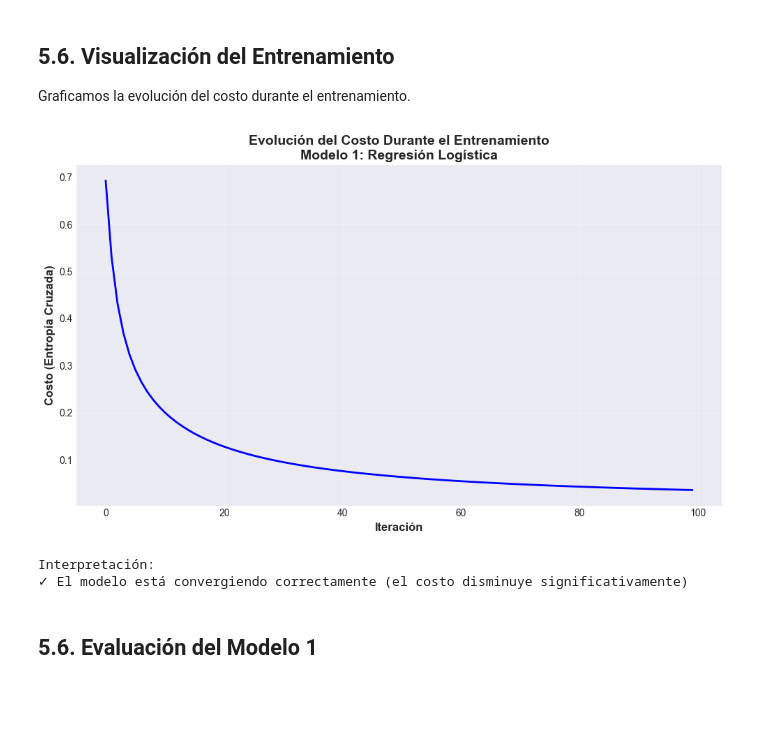
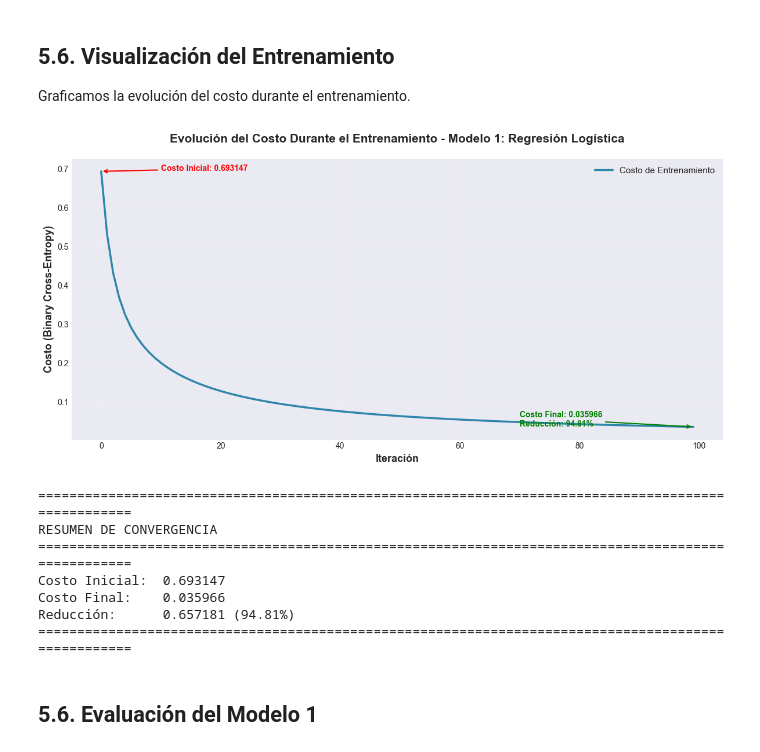
Before and after one commit to caamilo03/Proyecto-final-clasificacion-hongos, a Jupyter notebook: Clasificacion_Hongos_5_Modelos.ipynb, the cells around one changed output. Drawn from its saved outputs; the diff is of its cells as text; code cells hidden in the pictures; blank space fills up the shorter version.

```diff
--- a/Clasificacion_Hongos_5_Modelos.ipynb
+++ b/Clasificacion_Hongos_5_Modelos.ipynb
@@ -877,26 +877,53 @@ Dimensiones de W: (118, 1)
 
 Graficamos la evolución del costo durante el entrenamiento.
 # %%
-# Graficar evolución del costo durante el entrenamiento
-plt.figure(figsize=(10, 6))
-plt.plot(range(iteraciones), costos_logistic, linewidth=2, color='blue')
-plt.xlabel('Iteración', fontsize=12, fontweight='bold')
-plt.ylabel('Costo (Entropía Cruzada)', fontsize=12, fontweight='bold')
-plt.title('Evolución del Costo Durante el Entrenamiento\nModelo 1: Regresión Logística',
-          fontsize=14, fontweight='bold')
-plt.grid(alpha=0.3)
+# ====================================================================================================
+# FIGURA 1: CONVERGENCIA DEL MODELO - EVOLUCIÓN DEL COSTO
+# ====================================================================================================
+
+plt.figure(figsize=(12, 6))
+plt.plot(range(iteraciones), costos_logistic, linewidth=2.5, color='#2E86AB', label='Costo de Entrenamiento')
+plt.xlabel('Iteración', fontsize=13, fontweight='bold')
+plt.ylabel('Costo (Binary Cross-Entropy)', fontsize=13, fontweight='bold')
+plt.title('Evolución del Costo Durante el Entrenamiento - Modelo 1: Regresión Logística',
+          fontsize=15, fontweight='bold', pad=20)
+plt.grid(alpha=0.3, linestyle='--')
+plt.legend(fontsize=11, loc='upper right')
+
+# Añadir anotaciones
+costo_inicial = costos_logistic[0]
+costo_final = costos_logistic[-1]
+reduccion_pct = ((costo_inicial - costo_final) / costo_inicial) * 100
+
+plt.annotate(f'Costo Inicial: {costo_inicial:.6f}',
+             xy=(0, costo_inicial), xytext=(10, costo_inicial + 0.0005),
+             fontsize=10, color='red', fontweight='bold',
+             arrowprops=dict(arrowstyle='->', color='red', lw=1.5))
+
+plt.annotate(f'Costo Final: {costo_final:.6f}\nReducción: {reduccion_pct:.2f}%',
+             xy=(iteraciones-1, costo_final), xytext=(iteraciones-30, costo_final + 0.0010),
+             fontsize=10, color='green', fontweight='bold',
+             arrowprops=dict(arrowstyle='->', color='green', lw=1.5))
+
 plt.tight_layout()
 plt.show()
 
-print("\nInterpretación:")
-if costos_logistic[-1] < costos_logistic[0] * 0.5:
-    print("✓ El modelo está convergiendo correctamente (el costo disminuye significativamente)")
-else:
-    print("⚠️ El modelo podría necesitar más iteraciones o ajustar la tasa de aprendizaje")
+print(f"\n{'='*100}")
+print(f"RESUMEN DE CONVERGENCIA")
+print(f"{'='*100}")
+print(f"Costo Inicial:  {costo_inicial:.6f}")
+print(f"Costo Final:    {costo_final:.6f}")
+print(f"Reducción:      {costo_inicial - costo_final:.6f} ({reduccion_pct:.2f}%)")
+print(f"{'='*100}")
 # %% [output]
-[figure, old version]
+[figure, new version]
-Interpretación:
-✓ El modelo está convergiendo correctamente (el costo disminuye significativamente)
+====================================================================================================
+RESUMEN DE CONVERGENCIA
+====================================================================================================
+Costo Inicial:  0.693147
+Costo Final:    0.035966
+Reducción:      0.657181 (94.81%)
+====================================================================================================
 # %% [markdown]
 ## 5.6. Evaluación del Modelo 1
 # %%
```
Also changed, not shown: parts of 10 cells of this notebook.
